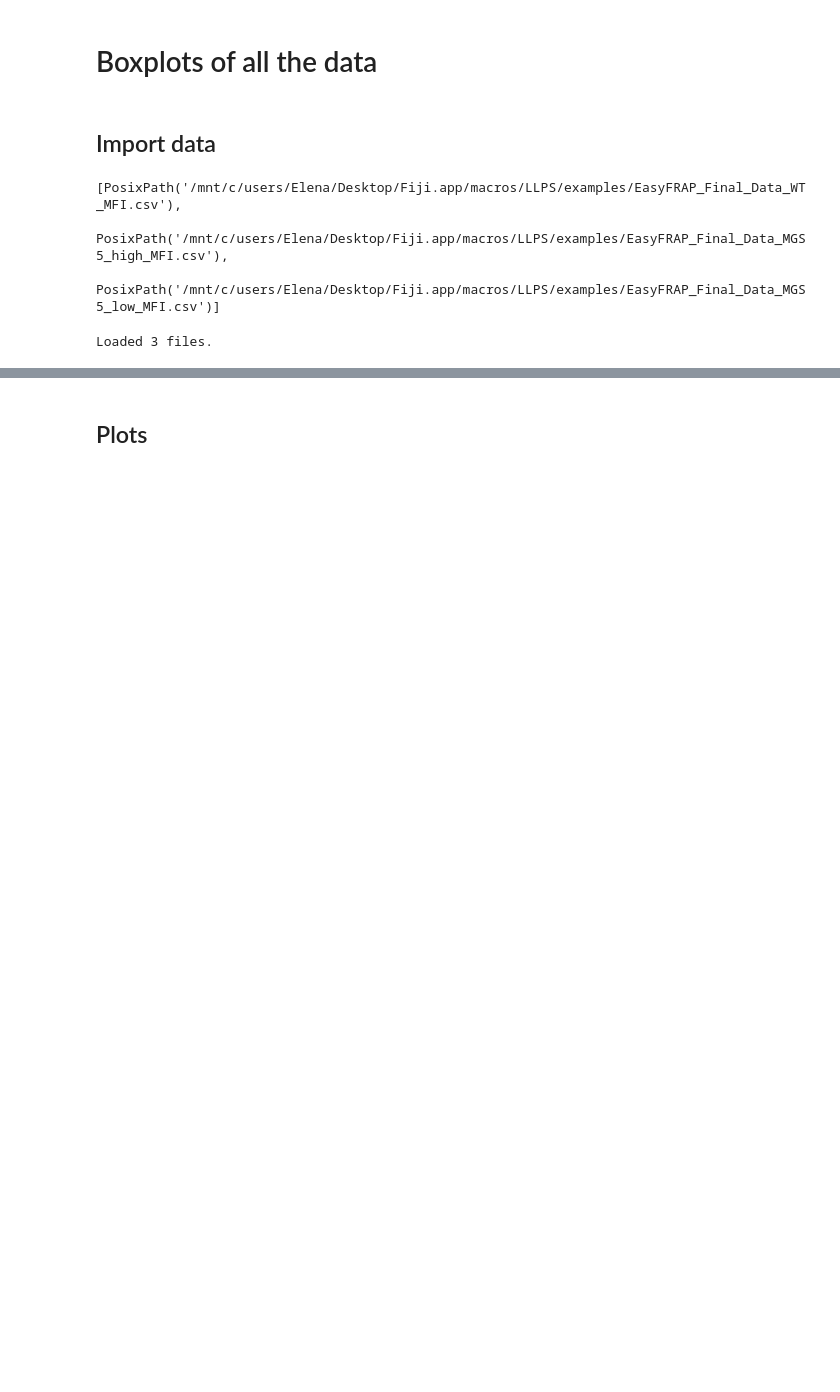
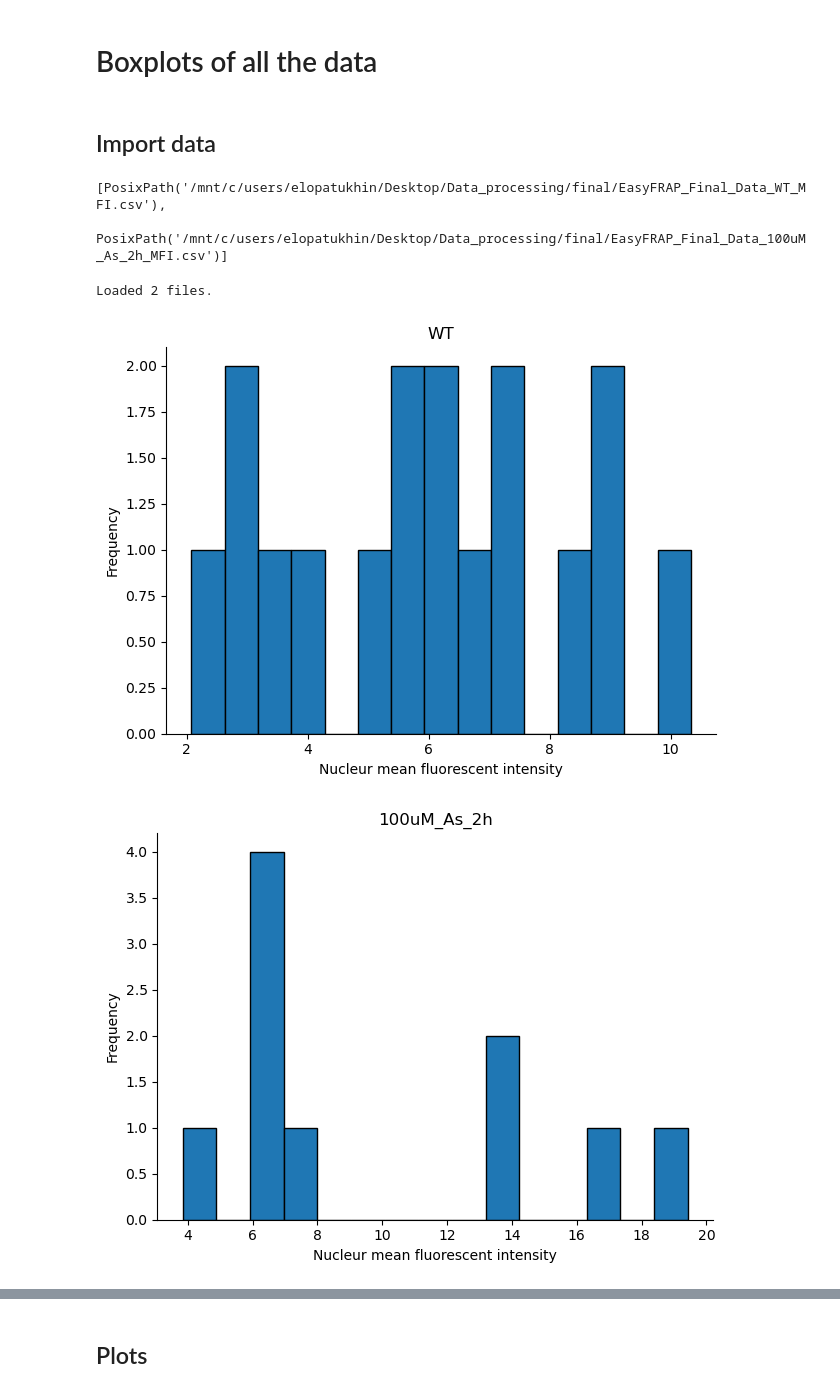
Before and after one commit to Lopatushka/LLPS, a Jupyter notebook: FRAP_graphs.ipynb, the cells around one changed output, grey strips where cells are left out. Cells and saved outputs as stored; diff of their text form; code cells hidden in the pictures; blank space fills up the shorter version.

Commit message:
frap graphs update

```diff
--- a/FRAP_graphs.ipynb
+++ b/FRAP_graphs.ipynb
@@ -136,14 +137,14 @@ Read .csv files in the loop. Print the length of each file and its path.
 Check the length of .csv file. Trim if needed
 # %%
 # Variables
-sample_name = "MGS5"
-folder = check_dir_exists(f"/mnt/c/users/Elena/Desktop/Data_processing/280226_U2OS_live_FRAP2/results_{sample_name}")
+sample_name = "100uM_As_2h"
+folder = check_dir_exists(f"/mnt/c/users/elopatukhin/Desktop/Data_processing/060326_U2OS_live_FRAP/{sample_name}")
 
 dfs = {}  # list of DataFrames
 
 for file in folder.glob("*.csv"):
     df = pd.read_csv(file)
     dfs[file.stem] = df
-    print(file, df.shape[0])
+    print(f"Path: {file}, number of rows: {df.shape[0]}, number of columns: {df.shape[1]}")
 
 print(f"Loaded {len(dfs)} files.")
@@ -224,14 +194,14 @@ Directory already exists: /mnt/c/users/Elena/Desktop/Data_processing/280226_U2OS
 ### Generate dataframe containing the MFI of each nucleus before bleaching
 # %%
 # Variables
-nplateu = 6 # number of frames before bleaching
-nucleus_ROI = 1 # number of column with data from the ROI corresponding the whole nucleus
+nplateu = 15 # number of frames before bleaching
+nucleus_ROI = 3 # number of column with data from the ROI corresponding the whole nucleus
 
 # Initialize empty list to store data
 MFI_nuclei_rows = []
 
 # Loop
-for name, df in dfs_new.items():
+for name, df in dfs.items():
     mean_value = np.mean(df.iloc[:nplateu, nucleus_ROI])
     MFI_nuclei_rows.append({
             "filename": name,
@@ -385,18 +307,17 @@ beautiful_boxplot(
 ## Import data
 # %%
 # Make list of paths
-sample_names = ["WT", "MGS5_high", "MGS5_low"]
+sample_names = ["WT", "100uM_As_2h"]
 paths = []
 for name in sample_names:
-    path = f"/mnt/c/users/Elena/Desktop/Fiji.app/macros/LLPS/examples/EasyFRAP_Final_Data_{name}_MFI.csv"
+    path = f"/mnt/c/users/elopatukhin/Desktop/Data_processing/final/EasyFRAP_Final_Data_{name}_MFI.csv"
     path = check_file_exists(path)
     paths.append(path)
 # %%
 paths
 # %% [output]
-[PosixPath('/mnt/c/users/Elena/Desktop/Fiji.app/macros/LLPS/examples/EasyFRAP_Final_Data_WT_MFI.csv'),
- PosixPath('/mnt/c/users/Elena/Desktop/Fiji.app/macros/LLPS/examples/EasyFRAP_Final_Data_MGS5_high_MFI.csv'),
- PosixPath('/mnt/c/users/Elena/Desktop/Fiji.app/macros/LLPS/examples/EasyFRAP_Final_Data_MGS5_low_MFI.csv')]
+[PosixPath('/mnt/c/users/elopatukhin/Desktop/Data_processing/final/EasyFRAP_Final_Data_WT_MFI.csv'),
+ PosixPath('/mnt/c/users/elopatukhin/Desktop/Data_processing/final/EasyFRAP_Final_Data_100uM_As_2h_MFI.csv')]
 # %%
 # Import data
 dfs = []  # list of DataFrames
@@ -408,4 +329,24 @@ for p in paths:
 
 print(f"Loaded {len(dfs)} files.")
 # %% [output]
-Loaded 3 files.
+Loaded 2 files.
+# %%
+# Histograms of Nuclear MFI
+sample_names = ["WT", "100uM_As_2h"]
+for i in range(len(dfs)):
+
+    var = dfs[i]["mean_intensity"]
+    plt.hist(var, bins = 15, edgecolor='black')
+    plt.xlabel("Nucleur mean fluorescent intensity")
+    plt.ylabel("Frequency")
+    plt.title(sample_names[i])
+
+    ax = plt.gca()
+    ax.spines['top'].set_visible(False)
+    ax.spines['right'].set_visible(False)
+
+    plt.tight_layout()
+    plt.show()
+# %% [output]
+[figure, added]
+[figure, added]
```
Also changed, not shown: parts of 22 cells of this notebook.
